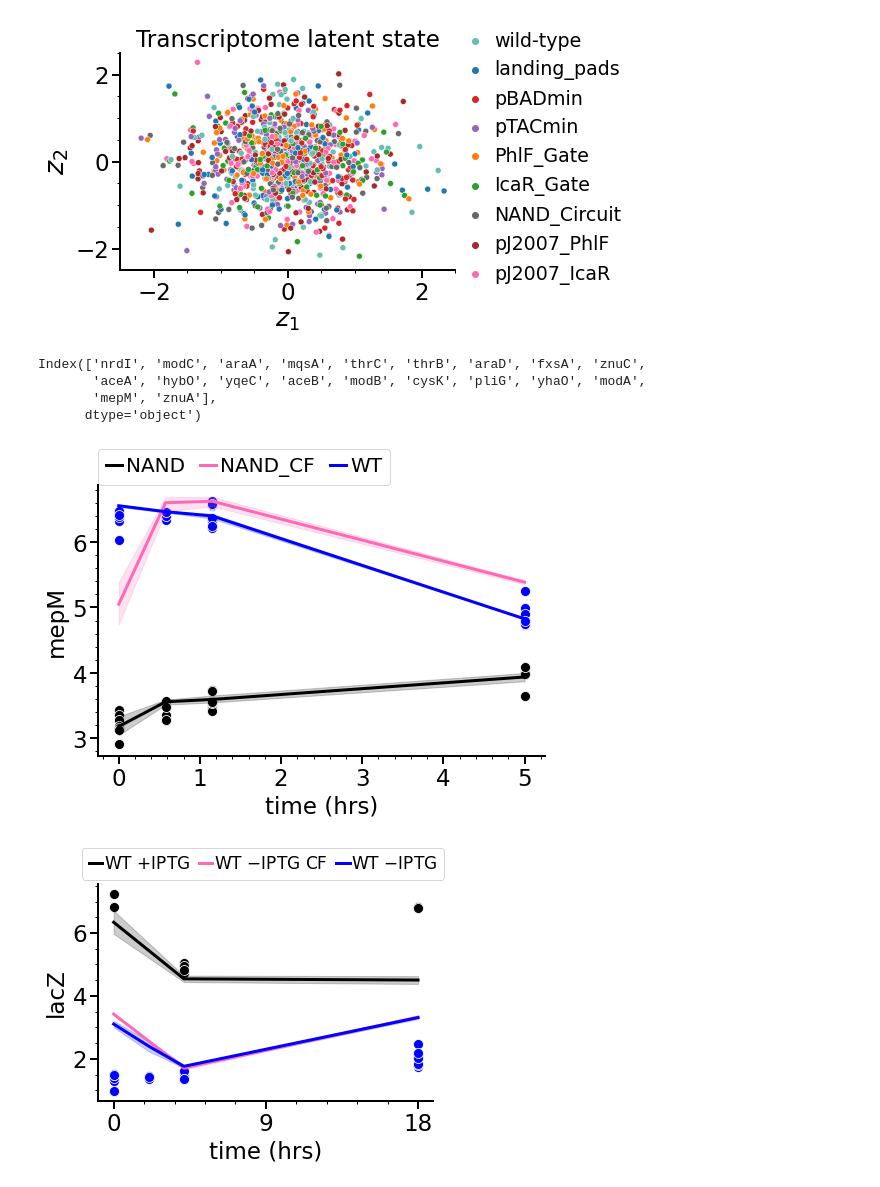
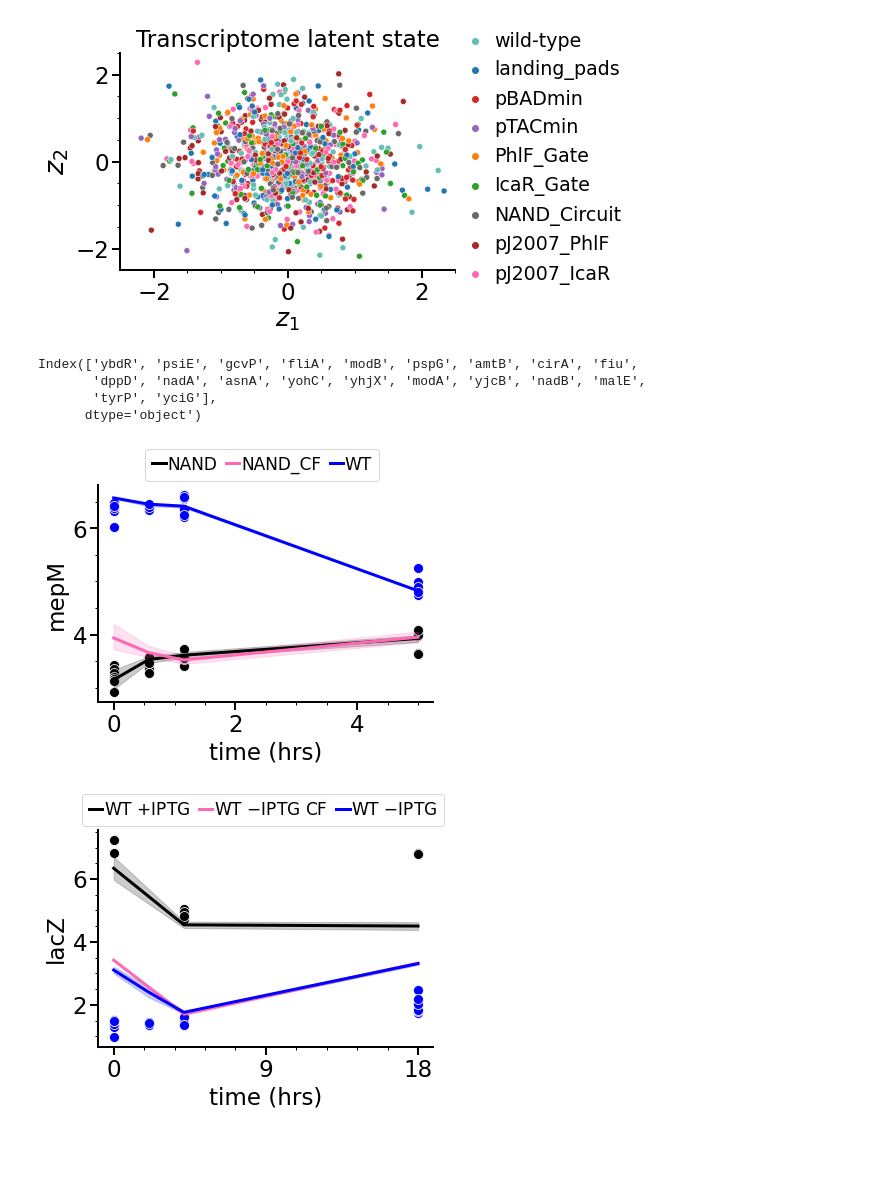
Before and after one commit to AqibHasnain/circuit-state, a Jupyter notebook: NAND_iterate/vae_cpa_notebook.ipynb, the cells around one changed output. Drawn from its saved outputs; the diff is of its cells as text; code cells hidden in the pictures; blank space fills up the shorter version.

```diff
--- a/NAND_iterate/vae_cpa_notebook.ipynb
+++ b/NAND_iterate/vae_cpa_notebook.ipynb
@@ -400,8 +400,8 @@ X_hat_c = infer(autoenc, X[cinds], Pc, device) # control
 # counterfactual for synthetic gene expressions
 Px_cf = deepcopy(Px)
 # ind to set to zero
-# inds_to_zero = [0,1,2,3]
-inds_to_zero = [4,5,6,7,8]
+inds_to_zero = [0,1,2,3]
+# inds_to_zero = [4,5,6,7,8]
 # inds_to_zero = [0,1,2,3,4,5,6,7,8]
 # what fraction of expression to remove
 frac2rmv = 1
@@ -415,41 +415,46 @@ high_mse_bool = (np.linalg.norm(X_hat_c - X[cinds].numpy(),axis=0) > 1.5)
 cf_dist[high_mse_bool] = 0.0
 
 print( adata.var_names[np.argsort(cf_dist)][-20:] )
-
-this_gene = 'mepM' # adata.var_names[np.argsort(cf_dist)][-1]
-this_ind = adata.var_names.tolist().index(this_gene)
-plt.figure(figsize=(8,5))
-sns.scatterplot(x = Px[:,-3],
-                y = X[xinds,this_ind].numpy(),
-                s = 100, legend = False, color='k',)
-
-sns.scatterplot(x = Pc[:,-3],
-                y = X[cinds,this_ind].numpy(),
-                s = 100, legend = False, color='b',)
-
-sns.lineplot(x=Px[:,-3],
-             y=X_hat_x[:,this_ind],
-             color='k',label='NAND')
-
-sns.lineplot(x=Px_cf[:,-3],
-             y=X_hat_cf[:,this_ind],
-             color='hotpink',label='NAND_CF')
-
-sns.lineplot(x=Pc[:,-3],
-             y=X_hat_c[:,this_ind],
-             color='b',label='WT')
-
-plt.legend(loc=(0,1),ncol=3,fontsize=20,handletextpad=0.2,handlelength=0.8,columnspacing=0.75)
-# plt.ylim(3.5,9.25)
-plt.ylabel(this_gene)
-plt.xlabel('time (hrs)')
-plt.show()
 # %% [output]
-Index(['nrdI', 'modC', 'araA', 'mqsA', 'thrC', 'thrB', 'araD', 'fxsA', 'znuC',
-       'aceA', 'hybO', 'yqeC', 'aceB', 'modB', 'cysK', 'pliG', 'yhaO', 'modA',
-       'mepM', 'znuA'],
+Index(['ybdR', 'psiE', 'gcvP', 'fliA', 'modB', 'pspG', 'amtB', 'cirA', 'fiu',
+       'dppD', 'nadA', 'asnA', 'yohC', 'yhjX', 'modA', 'yjcB', 'nadB', 'malE',
+       'tyrP', 'yciG'],
       dtype='object')
-[figure, removed]
+# %%
+savefig = False
+
+this_gene = 'mepM' # adata.var_names[np.argsort(cf_dist)][-1]
+this_ind = adata.var_names.tolist().index(this_gene)
+plt.figure(figsize=(6,4))
+sns.scatterplot(x = Px[:,-3],
+                y = X[xinds,this_ind].numpy(),
+                s = 100, legend = False, color='k',)
+
+sns.scatterplot(x = Pc[:,-3],
+                y = X[cinds,this_ind].numpy(),
+                s = 100, legend = False, color='b',)
+
+sns.lineplot(x=Px[:,-3],
+             y=X_hat_x[:,this_ind],
+             color='k',label='NAND')
+
+sns.lineplot(x=Px_cf[:,-3],
+             y=X_hat_cf[:,this_ind],
+             color='hotpink',label='NAND_CF')
+
+sns.lineplot(x=Pc[:,-3],
+             y=X_hat_c[:,this_ind],
+             color='b',label='WT')
+
+plt.legend(loc=(0.14,1.02),ncol=3,fontsize=17,handletextpad=0.1,handlelength=0.8,columnspacing=0.5)
+# plt.ylim(3.5,9.25)
+plt.ylabel(this_gene)
+plt.xlabel('time (hrs)')
+if savefig:
+    plt.savefig(figDir+f'line_mepM_counterfactual_sensors.pdf',bbox_inches='tight',transparent=True,dpi=300)
+plt.show()
+# %% [output]
+[figure, added]
 # %%
 ### Compare wild-type to wild-type IPTG/Ara counterfactuals
 xdata, Px, xinds = subset_adata(adata, P, strain=['wild-type'],iptg=[15.0],ara=[0.0],
```
Also changed, not shown: parts of 1 cell of this notebook, 3 other files.
